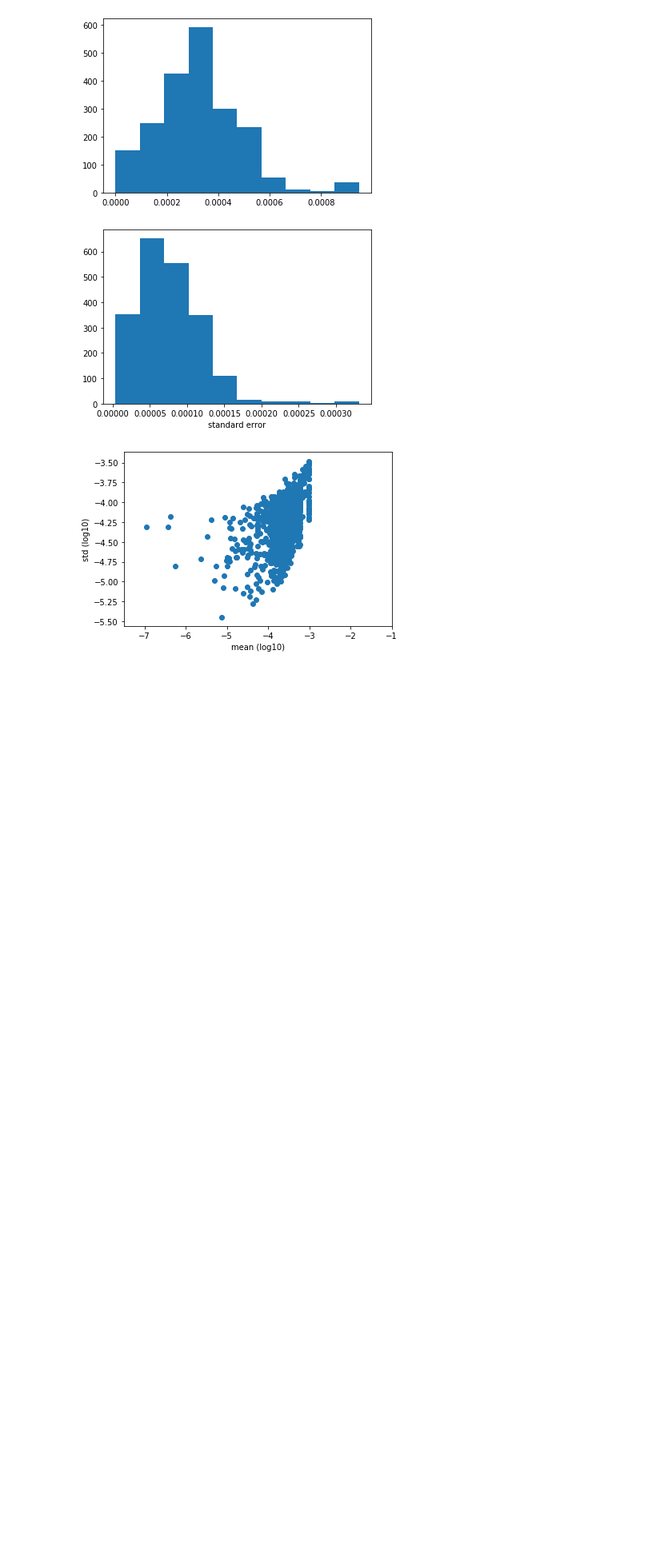
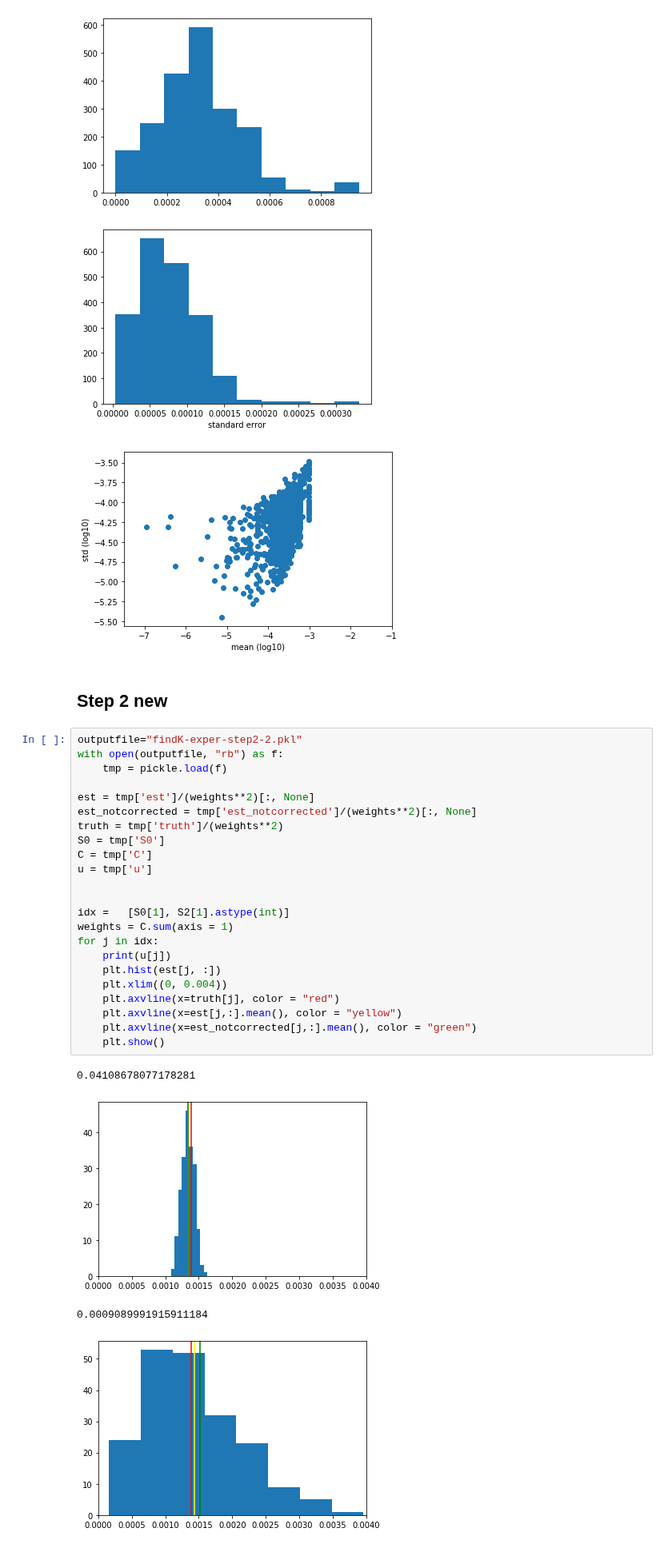
Before and after one commit to zihao12/pyJSMF-RAW, a Jupyter notebook: experiments/findK-correction-step1and2.ipynb, the cells around one changed output. Shown at 80% size. Drawn from its saved outputs; the diff is of its cells as text; blank space fills up the shorter version.

Commit message:
try new correction term for step 2

```diff
--- a/experiments/findK-correction-step1and2.ipynb
+++ b/experiments/findK-correction-step1and2.ipynb
@@ -444,3 +444,33 @@ plt.show()
 [figure]
 [figure]
 [figure]
+# %% [markdown]
+## Step 2 new
+# %%
+outputfile="findK-exper-step2-2.pkl"
+with open(outputfile, "rb") as f:
+    tmp = pickle.load(f)
+
+est = tmp['est']/(weights**2)[:, None]
+est_notcorrected = tmp['est_notcorrected']/(weights**2)[:, None]
+truth = tmp['truth']/(weights**2)
+S0 = tmp['S0']
+C = tmp['C']
+u = tmp['u']
+
+
+idx =   [S0[1], S2[1].astype(int)]
+weights = C.sum(axis = 1)
+for j in idx:
+    print(u[j])
+    plt.hist(est[j, :])
+    plt.xlim((0, 0.004))
+    plt.axvline(x=truth[j], color = "red")
+    plt.axvline(x=est[j,:].mean(), color = "yellow")
+    plt.axvline(x=est_notcorrected[j,:].mean(), color = "green")
+    plt.show()
+# %% [output]
+0.04108678077178281
+[figure, added]
+0.0009089991915911184
+[figure, added]
```
Also changed, not shown: parts of 2 cells of this notebook, 2 other files.
